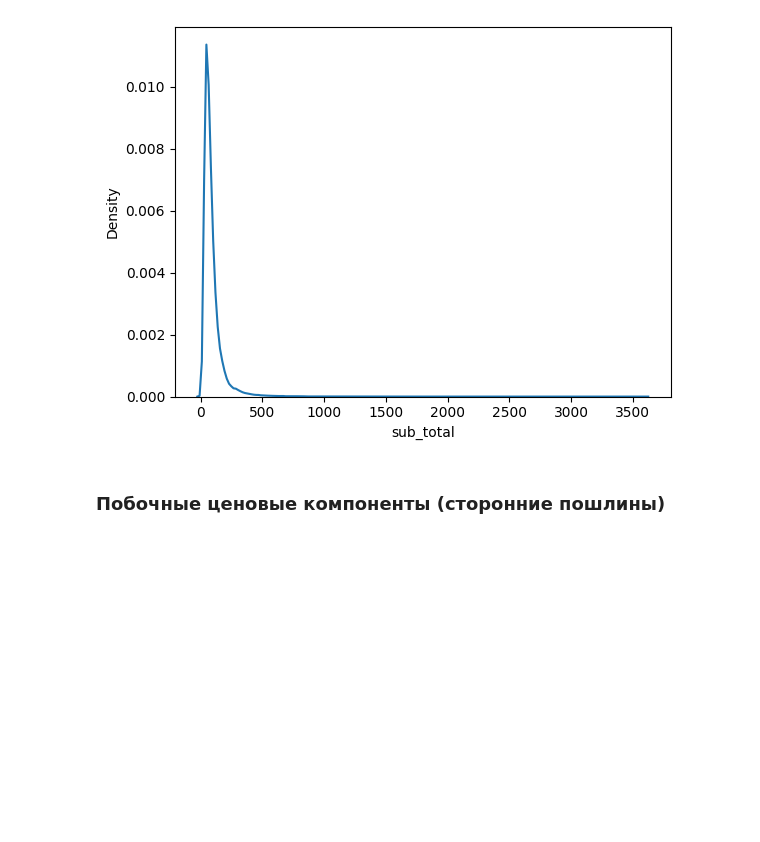
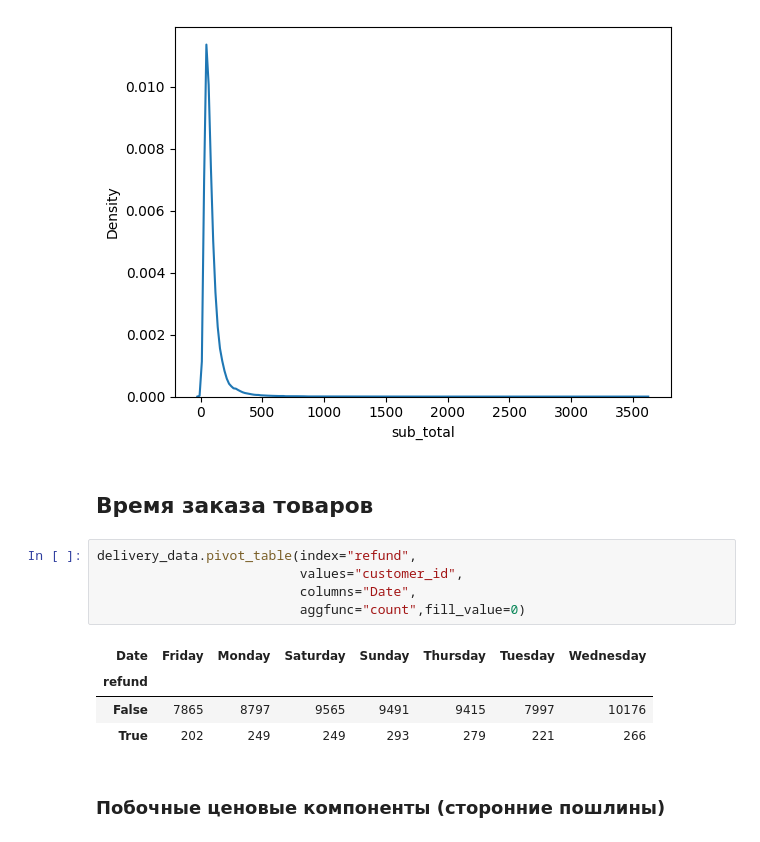
Before and after one commit to PigStep/ML-Delivery-Refund-Research, a Jupyter notebook: notebook/notebook.ipynb, the cells around one changed output. Drawn from its saved outputs; the diff is of its cells as text; blank space fills up the shorter version.

Commit message:
explore: Распределение дней заказа (таблица)

```diff
--- a/notebook/notebook.ipynb
+++ b/notebook/notebook.ipynb
@@ -268,6 +268,18 @@ sns.kdeplot(delivery_data,x="sub_total")
 # %% [output]
 <Axes: xlabel='sub_total', ylabel='Density'>
 [figure]
+# %% [markdown]
+## Время заказа товаров
+# %%
+delivery_data.pivot_table(index="refund",
+                          values="customer_id",
+                          columns="Date",
+                          aggfunc="count",fill_value=0)
+# %% [output]
+| Date | Friday | Monday | Saturday | Sunday | Thursday | Tuesday | Wednesday |
+| refund |  |  |  |  |  |  |  |
+| False | 7865 | 8797 | 9565 | 9491 | 9415 | 7997 | 10176 |
+| True | 202 | 249 | 249 | 293 | 279 | 221 | 266 |
 # %% [markdown]
 ### Побочные ценовые компоненты (сторонние пошлины)
 # %%
```
